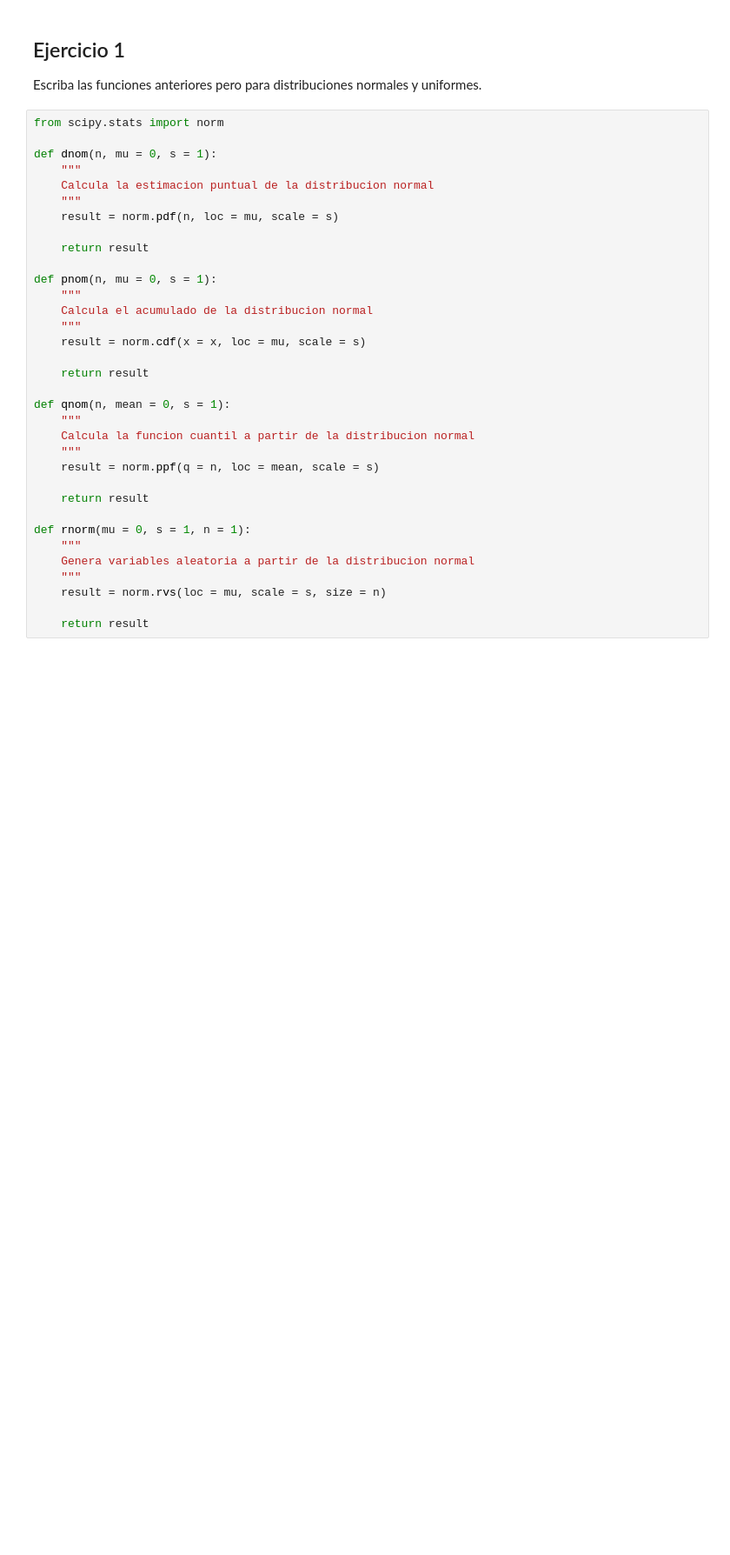
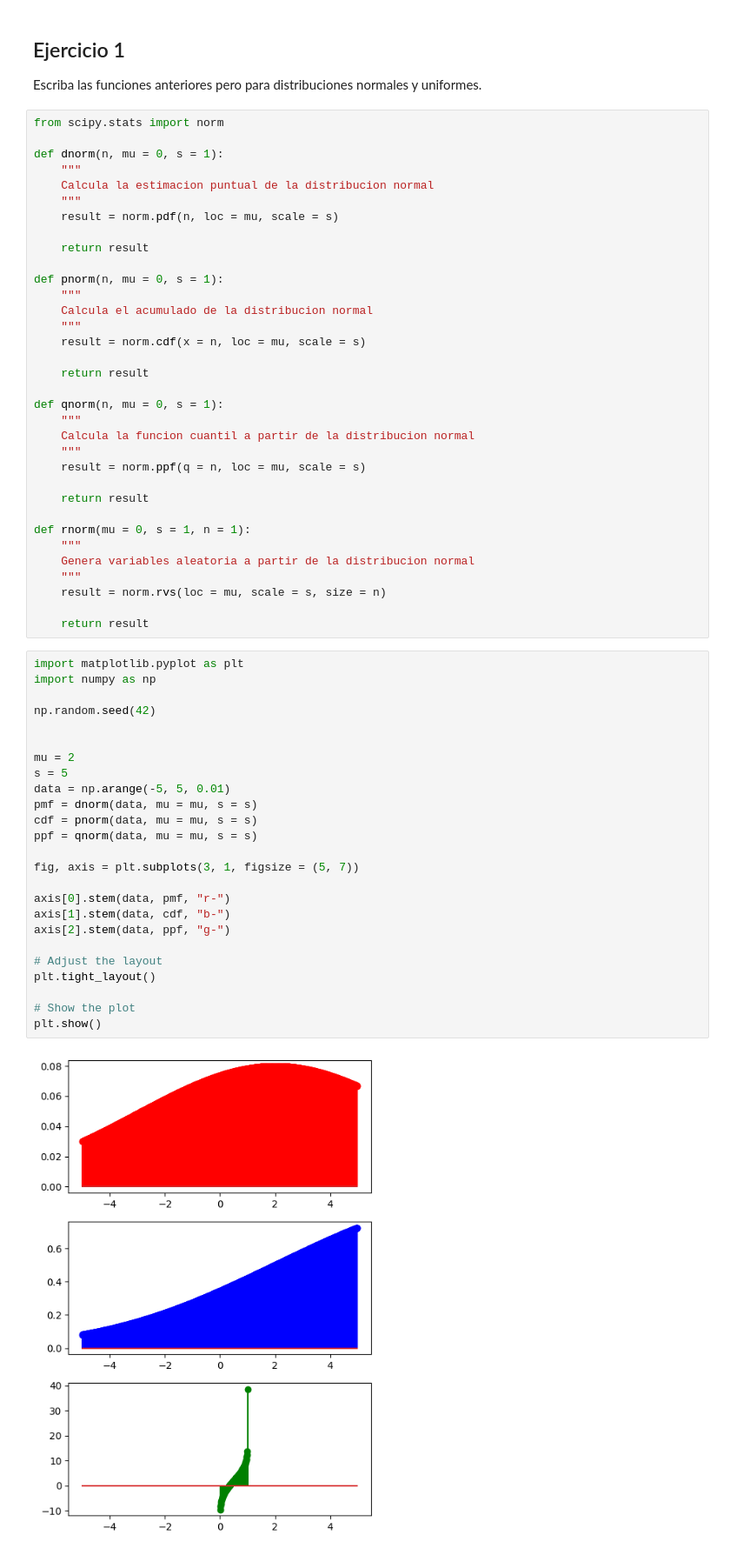
Before and after one commit to emilceinfante/probability-distribution-exercises-project-with-python, a Jupyter notebook: notebook/problems.es.ipynb, the cells around one changed output. Shown: that part at 87% size. Cells and saved outputs as stored; diff of their text form; blank space fills up the shorter version.

```diff
--- a/notebook/problems.es.ipynb
+++ b/notebook/problems.es.ipynb
@@ -88,7 +88,7 @@ Escriba las funciones anteriores pero para distribuciones normales y uniformes.
 # %%
 from scipy.stats import norm
 
-def dnom(n, mu = 0, s = 1):
+def dnorm(n, mu = 0, s = 1):
     """
     Calcula la estimacion puntual de la distribucion normal
     """
@@ -96,19 +96,19 @@ def dnom(n, mu = 0, s = 1):
 
     return result
 
-def pnom(n, mu = 0, s = 1):
+def pnorm(n, mu = 0, s = 1):
     """
     Calcula el acumulado de la distribucion normal
     """
-    result = norm.cdf(x = x, loc = mu, scale = s)
+    result = norm.cdf(x = n, loc = mu, scale = s)
 
     return result
 
-def qnom(n, mean = 0, s = 1):
+def qnorm(n, mu = 0, s = 1):
     """
     Calcula la funcion cuantil a partir de la distribucion normal
     """
-    result = norm.ppf(q = n, loc = mean, scale = s)
+    result = norm.ppf(q = n, loc = mu, scale = s)
 
     return result
 
@@ -119,3 +119,30 @@ def rnorm(mu = 0, s = 1, n = 1):
     result = norm.rvs(loc = mu, scale = s, size = n)
 
     return result
+# %%
+import matplotlib.pyplot as plt
+import numpy as np
+
+np.random.seed(42)
+
+
+mu = 2
+s = 5
+data = np.arange(-5, 5, 0.01)
+pmf = dnorm(data, mu = mu, s = s)
+cdf = pnorm(data, mu = mu, s = s)
+ppf = qnorm(data, mu = mu, s = s)
+
+fig, axis = plt.subplots(3, 1, figsize = (5, 7))
+
+axis[0].stem(data, pmf, "r-")
+axis[1].stem(data, cdf, "b-")
+axis[2].stem(data, ppf, "g-")
+
+# Adjust the layout
+plt.tight_layout()
+
+# Show the plot
+plt.show()
+# %% [output]
+[figure, added]
```
